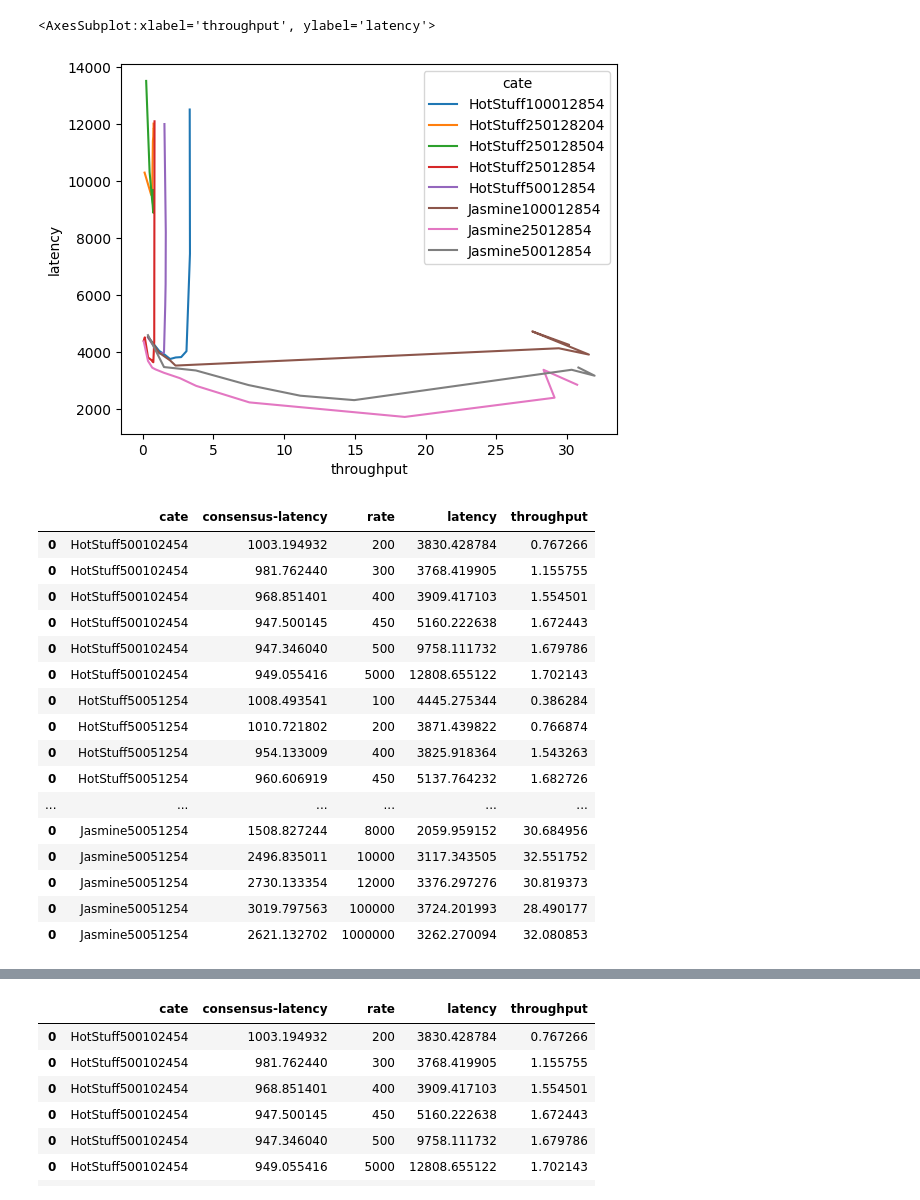
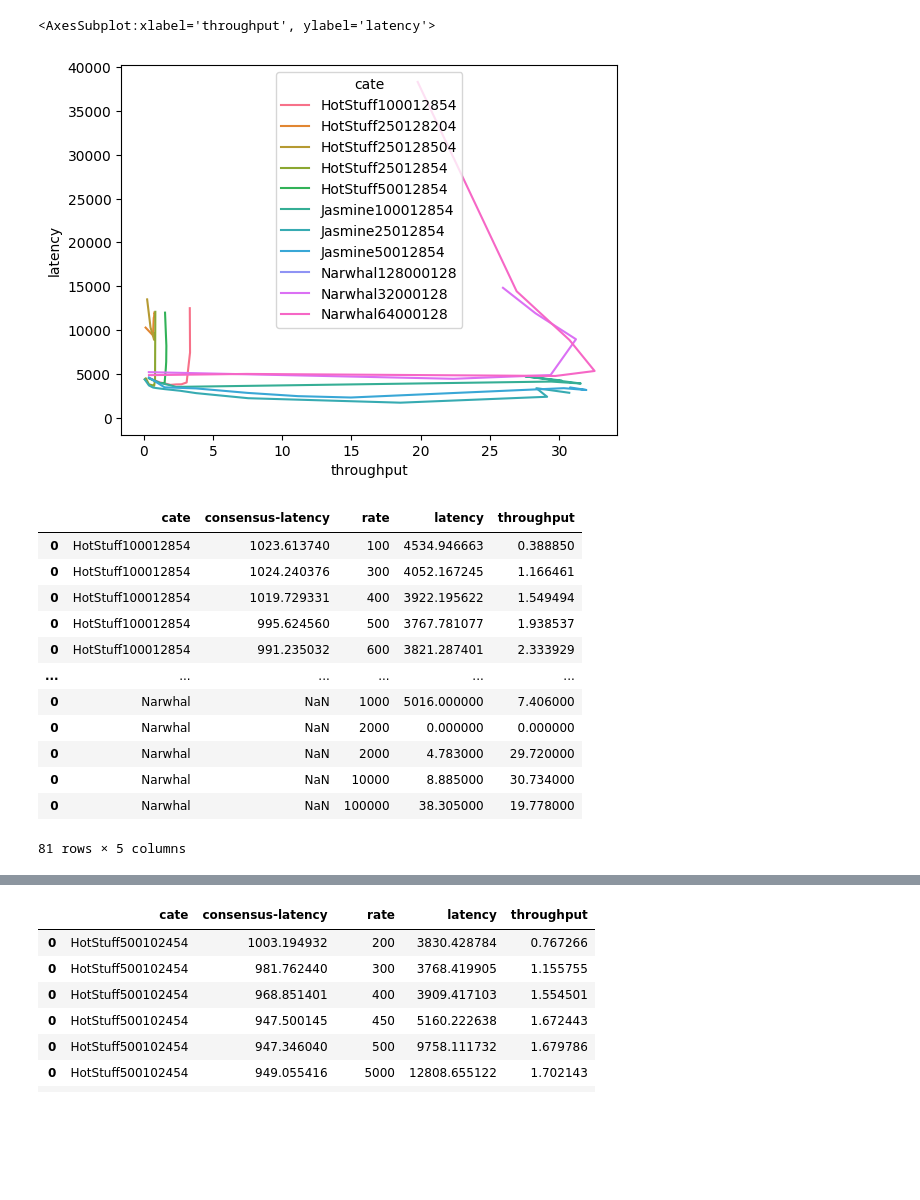
Before and after one commit to fky2015/Jasmine, a Jupyter notebook: data/data_process.ipynb, the cells around one changed output, grey strips where cells are left out. Saved outputs shown, nothing was run; the diff lists cells and outputs as text; code cells hidden in the pictures; blank space fills up the shorter version.

```diff
--- a/data/data_process.ipynb
+++ b/data/data_process.ipynb
@@ -7,14 +7,14 @@ import pandas as pd
 # %%
 def process_json(json):
     if json["input"]["consensus"] == "Narwhal":
-        cate = json["input"]["consensus"]
+        cate = json["input"]["consensus"] + str(json["input"]["parameters"]["batch_size"]) + str(json["input"]["parameters"]["transaction_size"])
         if "delay" in json["input"]:
             cate += str(json["input"]["delay"])
         row = {
         "cate": [cate],
         "rate" : json["input"]["client"]["injection_rate"],
-        "latency": [json["output"]["e2e_delay"]],
-        "throughput": [json["output"]["consensus_throughput"]],
+        "latency": [json["output"]["latency"]],
+        "throughput": [json["output"]["throughput"]],
         }
         return pd.DataFrame(row)
     if json["input"]["consensus"] != "HotStuff":
@@ -58,30 +58,26 @@ def process_dir(dir, disable_jasmine=False):
         hue="cate",
     ), df
 # %%
-mypath = "./1-plain"
+mypath = "./1-plans"
 pic, data = process_dir(mypath)
 pic
 # %% [output]
 <AxesSubplot:xlabel='throughput', ylabel='latency'>
-[figure, old version]
+[figure, new version]
 # %%
 data
 # %% [output]
 |  | cate | consensus-latency | rate | latency | throughput |
-| 0 | HotStuff500102454 | 1003.194932 | 200 | 3830.428784 | 0.767266 |
-| 0 | HotStuff500102454 | 981.762440 | 300 | 3768.419905 | 1.155755 |
-| 0 | HotStuff500102454 | 968.851401 | 400 | 3909.417103 | 1.554501 |
-| 0 | HotStuff500102454 | 947.500145 | 450 | 5160.222638 | 1.672443 |
-| 0 | HotStuff500102454 | 947.346040 | 500 | 9758.111732 | 1.679786 |
-| 0 | HotStuff500102454 | 949.055416 | 5000 | 12808.655122 | 1.702143 |
-| 0 | HotStuff50051254 | 1008.493541 | 100 | 4445.275344 | 0.386284 |
-| 0 | HotStuff50051254 | 1010.721802 | 200 | 3871.439822 | 0.766874 |
-| 0 | HotStuff50051254 | 954.133009 | 400 | 3825.918364 | 1.543263 |
-| 0 | HotStuff50051254 | 960.606919 | 450 | 5137.764232 | 1.682726 |
+| 0 | HotStuff100012854 | 1023.613740 | 100 | 4534.946663 | 0.388850 |
+| 0 | HotStuff100012854 | 1024.240376 | 300 | 4052.167245 | 1.166461 |
+| 0 | HotStuff100012854 | 1019.729331 | 400 | 3922.195622 | 1.549494 |
+| 0 | HotStuff100012854 | 995.624560 | 500 | 3767.781077 | 1.938537 |
+| 0 | HotStuff100012854 | 991.235032 | 600 | 3821.287401 | 2.333929 |
 | ... | ... | ... | ... | ... | ... |
-| 0 | Jasmine50051254 | 1508.827244 | 8000 | 2059.959152 | 30.684956 |
-| 0 | Jasmine50051254 | 2496.835011 | 10000 | 3117.343505 | 32.551752 |
-| 0 | Jasmine50051254 | 2730.133354 | 12000 | 3376.297276 | 30.819373 |
-| 0 | Jasmine50051254 | 3019.797563 | 100000 | 3724.201993 | 28.490177 |
-| 0 | Jasmine50051254 | 2621.132702 | 1000000 | 3262.270094 | 32.080853 |
+| 0 | Narwhal | NaN | 1000 | 5016.000000 | 7.406000 |
+| 0 | Narwhal | NaN | 2000 | 0.000000 | 0.000000 |
+| 0 | Narwhal | NaN | 2000 | 4.783000 | 29.720000 |
+| 0 | Narwhal | NaN | 10000 | 8.885000 | 30.734000 |
+| 0 | Narwhal | NaN | 100000 | 38.305000 | 19.778000 |
+81 rows × 5 columns
 # %%
```
Also changed, not shown: parts of 1 cell of this notebook, 33 other files.
